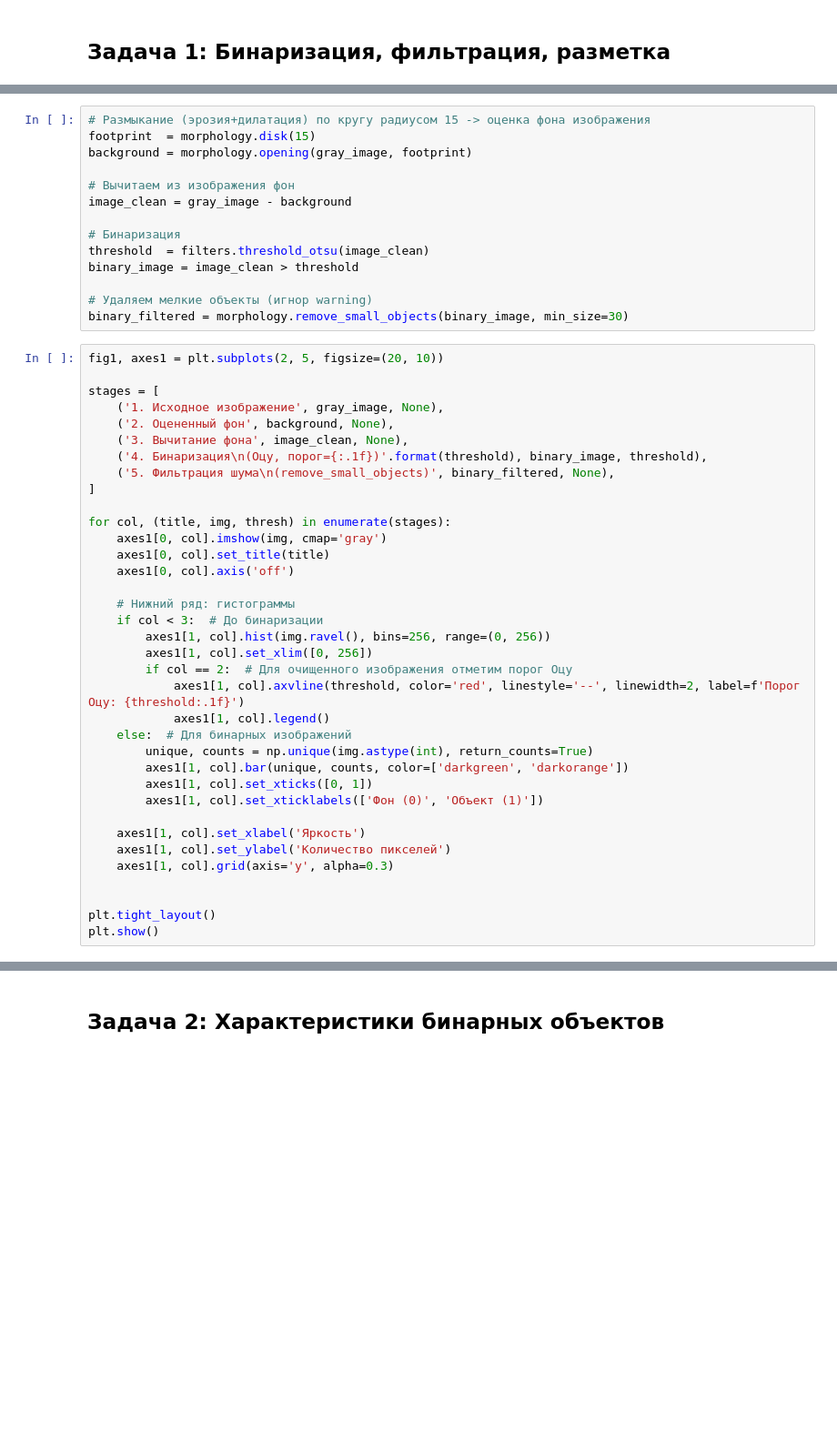
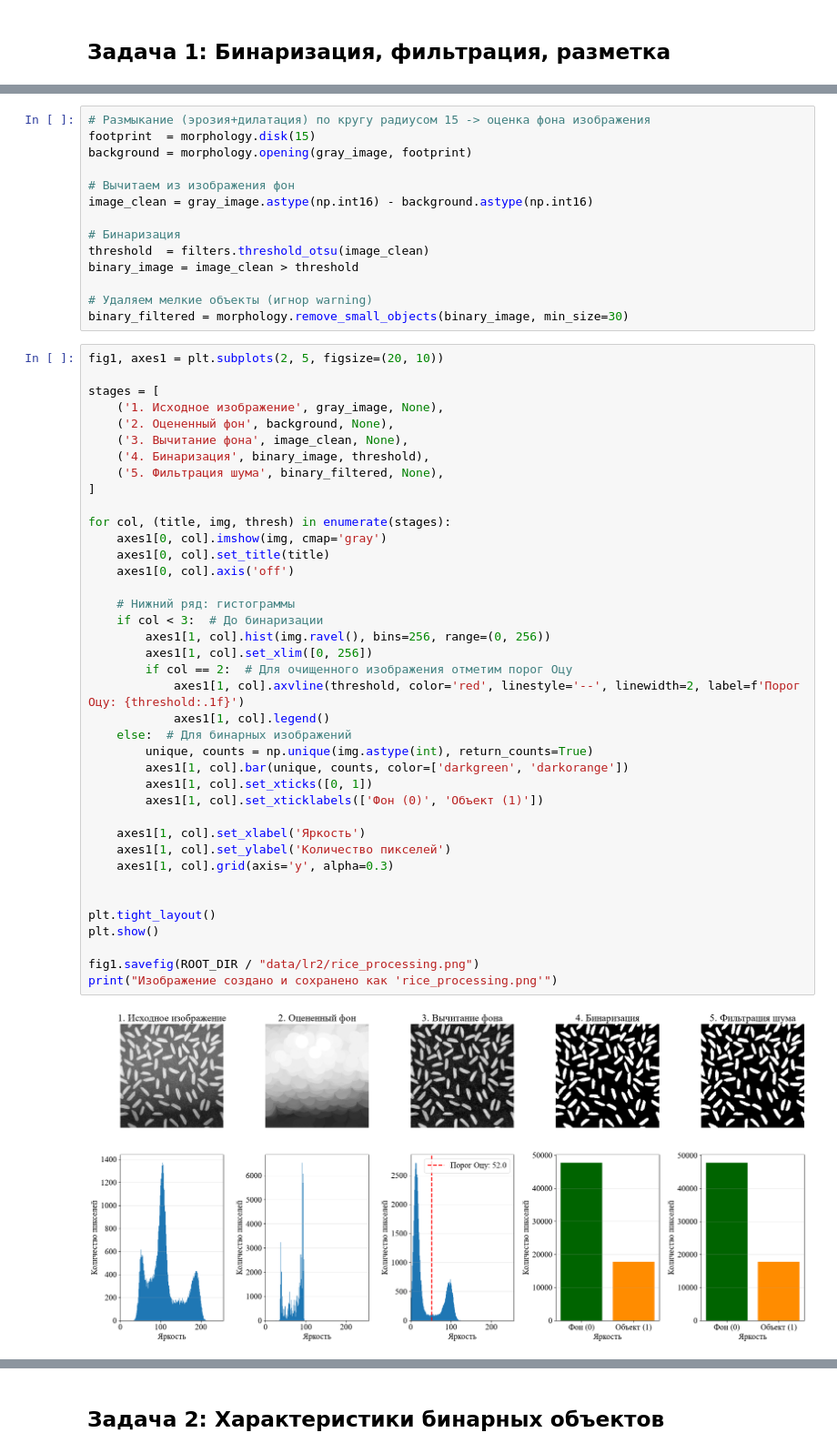
Before and after one commit to RiXenGC/pattern-recognition, a Jupyter notebook: lr2/main.ipynb, the cells around one changed output, grey strips where cells are left out. Shown at 91% size. Saved outputs shown, nothing was run; the diff lists cells and outputs as text; blank space fills up the shorter version.

```diff
--- a/lr2/main.ipynb
+++ b/lr2/main.ipynb
@@ -37,7 +45,7 @@ footprint  = morphology.disk(15)
 background = morphology.opening(gray_image, footprint)
 
 # Вычитаем из изображения фон
-image_clean = gray_image - background
+image_clean = gray_image.astype(np.int16) - background.astype(np.int16)
 
 # Бинаризация
 threshold  = filters.threshold_otsu(image_clean)
@@ -52,32 +60,37 @@ stages = [
     ('1. Исходное изображение', gray_image, None),
     ('2. Оцененный фон', background, None),
     ('3. Вычитание фона', image_clean, None),
-    ('4. Бинаризация\n(Оцу, порог={:.1f})'.format(threshold), binary_image, threshold),
-    ('5. Фильтрация шума\n(remove_small_objects)', binary_filtered, None),
+    ('4. Бинаризация', binary_image, threshold),
+    ('5. Фильтрация шума', binary_filtered, None),
 ]
 
 for col, (title, img, thresh) in enumerate(stages):
     axes1[0, col].imshow(img, cmap='gray')
     axes1[0, col].set_title(title)
     axes1[0, col].axis('off')
 
     # Нижний ряд: гистограммы
     if col < 3:  # До бинаризации
         axes1[1, col].hist(img.ravel(), bins=256, range=(0, 256))
         axes1[1, col].set_xlim([0, 256])
         if col == 2:  # Для очищенного изображения отметим порог Оцу
             axes1[1, col].axvline(threshold, color='red', linestyle='--', linewidth=2, label=f'Порог Оцу: {threshold:.1f}')
             axes1[1, col].legend()
     else:  # Для бинарных изображений
         unique, counts = np.unique(img.astype(int), return_counts=True)
         axes1[1, col].bar(unique, counts, color=['darkgreen', 'darkorange'])
         axes1[1, col].set_xticks([0, 1])
         axes1[1, col].set_xticklabels(['Фон (0)', 'Объект (1)'])
 
     axes1[1, col].set_xlabel('Яркость')
     axes1[1, col].set_ylabel('Количество пикселей')
     axes1[1, col].grid(axis='y', alpha=0.3)
 
 
 plt.tight_layout()
 plt.show()
+
+fig1.savefig(ROOT_DIR / "data/lr2/rice_processing.png")
+print("Изображение создано и сохранено как 'rice_processing.png'")
+# %% [output]
+[figure, added]
```
Also changed, not shown: parts of 13 cells of this notebook, 5 other files.
